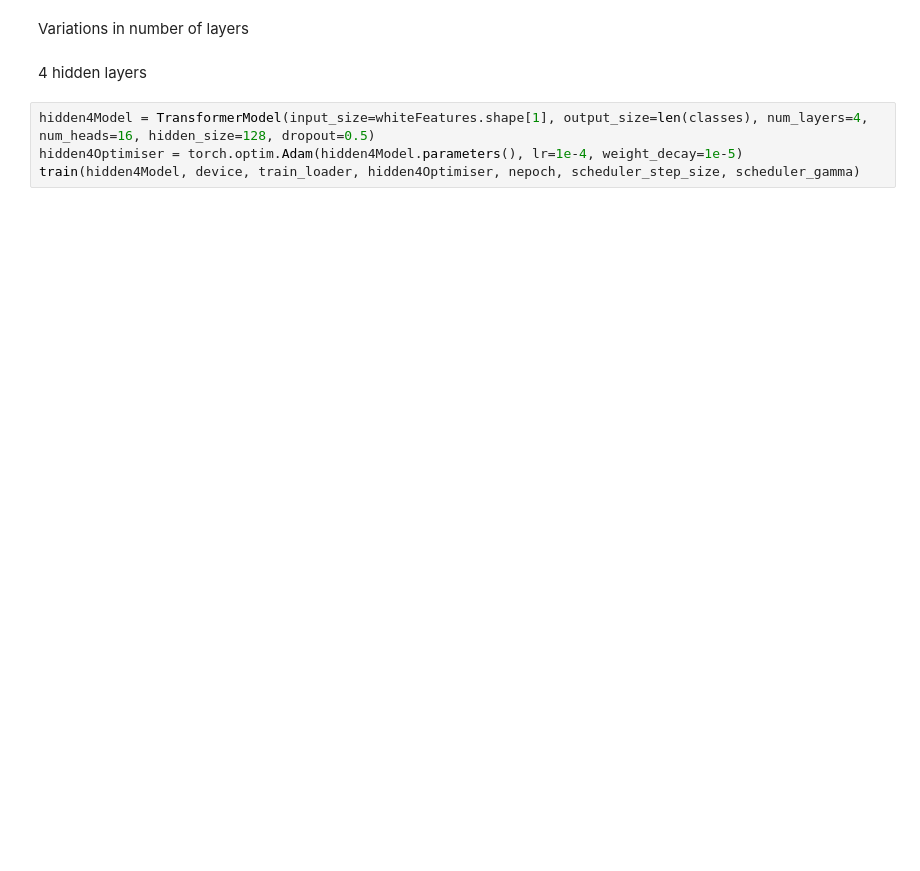
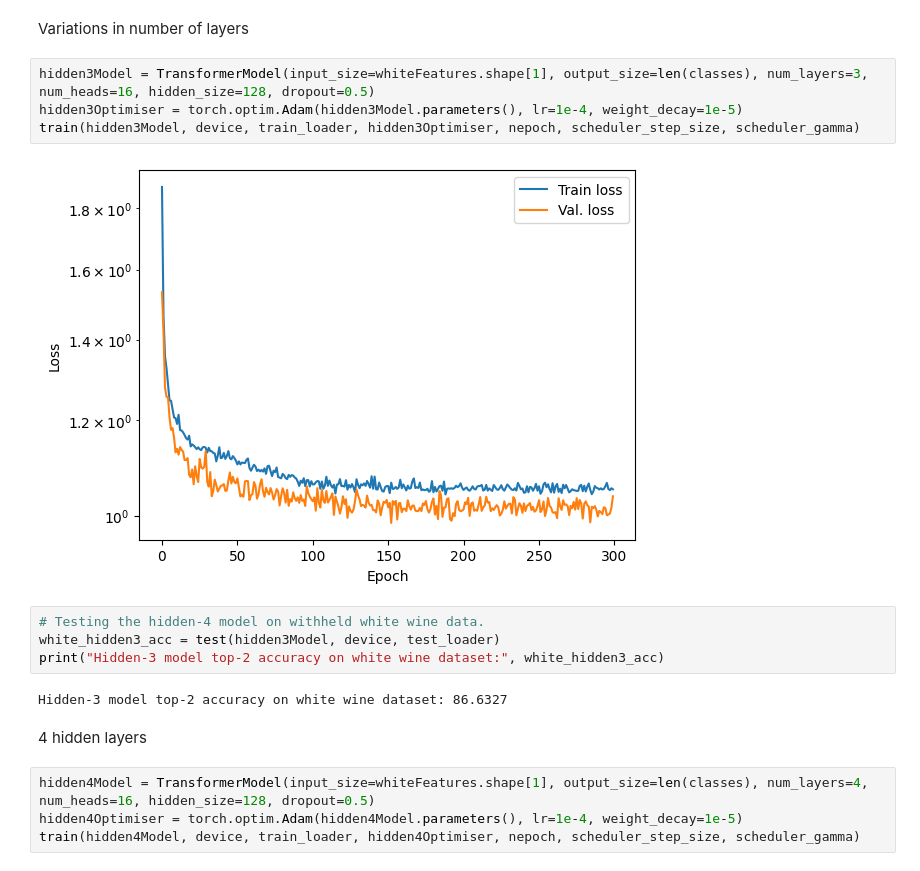
Before and after one commit to atticusjohnston/wine-quality-prediction, a Jupyter notebook: main.ipynb, the cells around one changed output. Cells and saved outputs as stored; diff of their text form; blank space fills up the shorter version.

```diff
--- a/main.ipynb
+++ b/main.ipynb
@@ -310,5 +360,17 @@ print("Dropout-20% model top-2 accuracy on white wine dataset:", white_drop20_ac
 # %% [markdown]
 Variations in number of layers
+# %%
+hidden3Model = TransformerModel(input_size=whiteFeatures.shape[1], output_size=len(classes), num_layers=3, num_heads=16, hidden_size=128, dropout=0.5)
+hidden3Optimiser = torch.optim.Adam(hidden3Model.parameters(), lr=1e-4, weight_decay=1e-5)
+train(hidden3Model, device, train_loader, hidden3Optimiser, nepoch, scheduler_step_size, scheduler_gamma)
+# %% [output]
+[figure, added]
+# %%
+# Testing the hidden-4 model on withheld white wine data.
+white_hidden3_acc = test(hidden3Model, device, test_loader)
+print("Hidden-3 model top-2 accuracy on white wine dataset:", white_hidden3_acc)
+# %% [output]
+Hidden-3 model top-2 accuracy on white wine dataset: 86.6327
 # %% [markdown]
 4 hidden layers
 # %%
```
Also changed, not shown: parts of 37 cells of this notebook.
